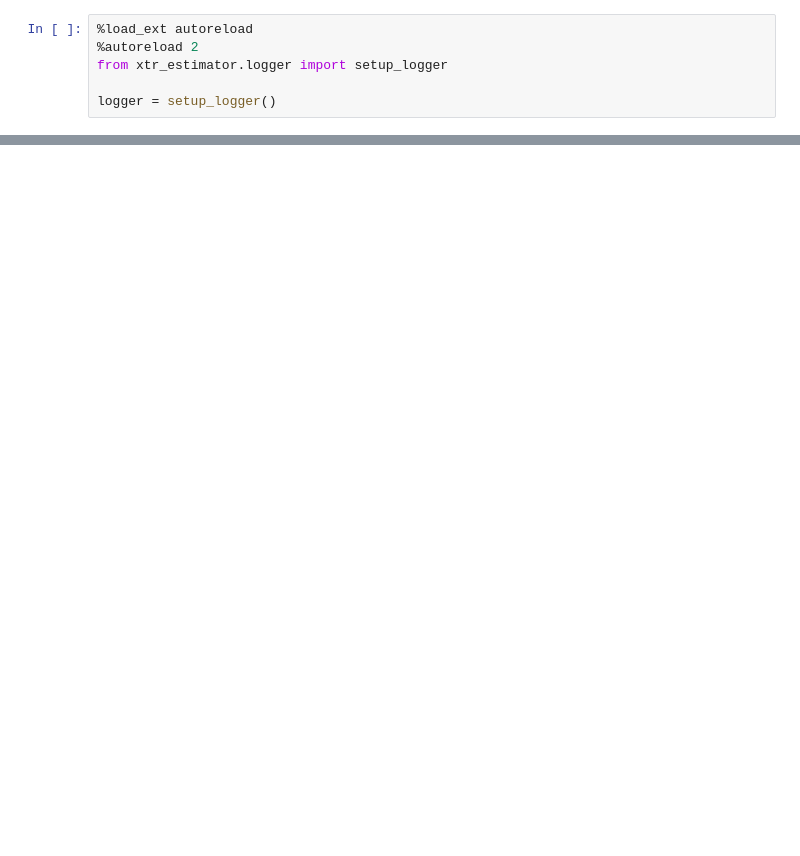
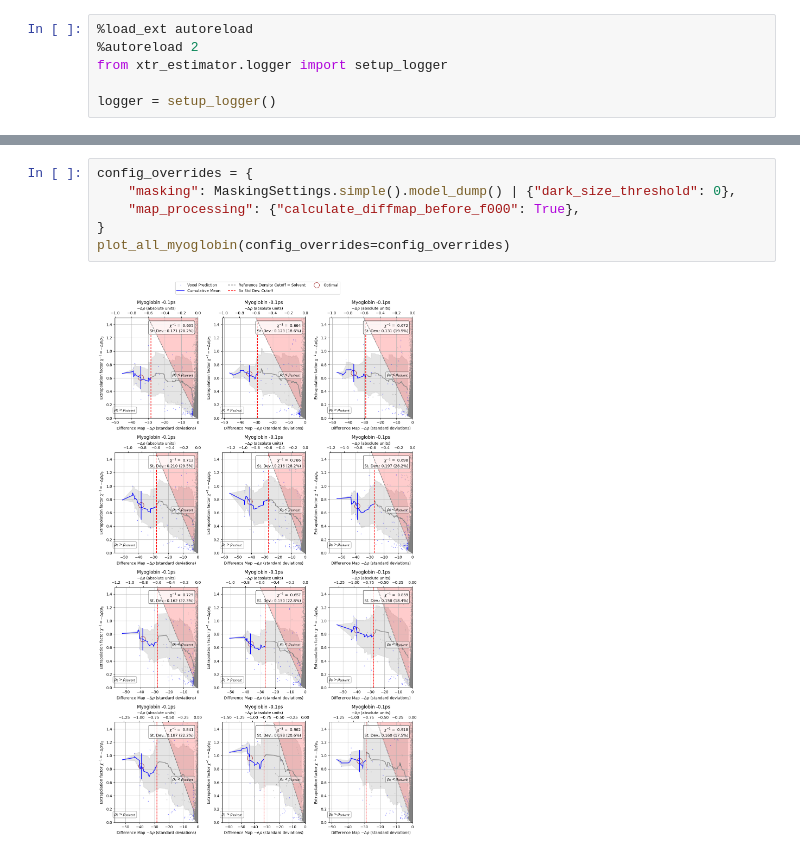
Before and after one commit to cvazz/xtr-estimator, a Jupyter notebook: examples/notebooks/understand_myoglobin.ipynb, the cells around one changed output, grey strips where cells are left out. Saved outputs shown, nothing was run; the diff lists cells and outputs as text; blank space fills up the shorter version.

Commit message:
Updated plotting

```diff
--- a/examples/notebooks/understand_myoglobin.ipynb
+++ b/examples/notebooks/understand_myoglobin.ipynb
@@ -150,0 +117,8 @@ plt.tight_layout()
+# %%
+config_overrides = {
+    "masking": MaskingSettings.simple().model_dump() | {"dark_size_threshold": 0},
+    "map_processing": {"calculate_diffmap_before_f000": True},
+}
+plot_all_myoglobin(config_overrides=config_overrides)
+# %% [output]
+[figure, added]
```
Also changed, not shown: parts of 7 cells of this notebook, 5 other files.
